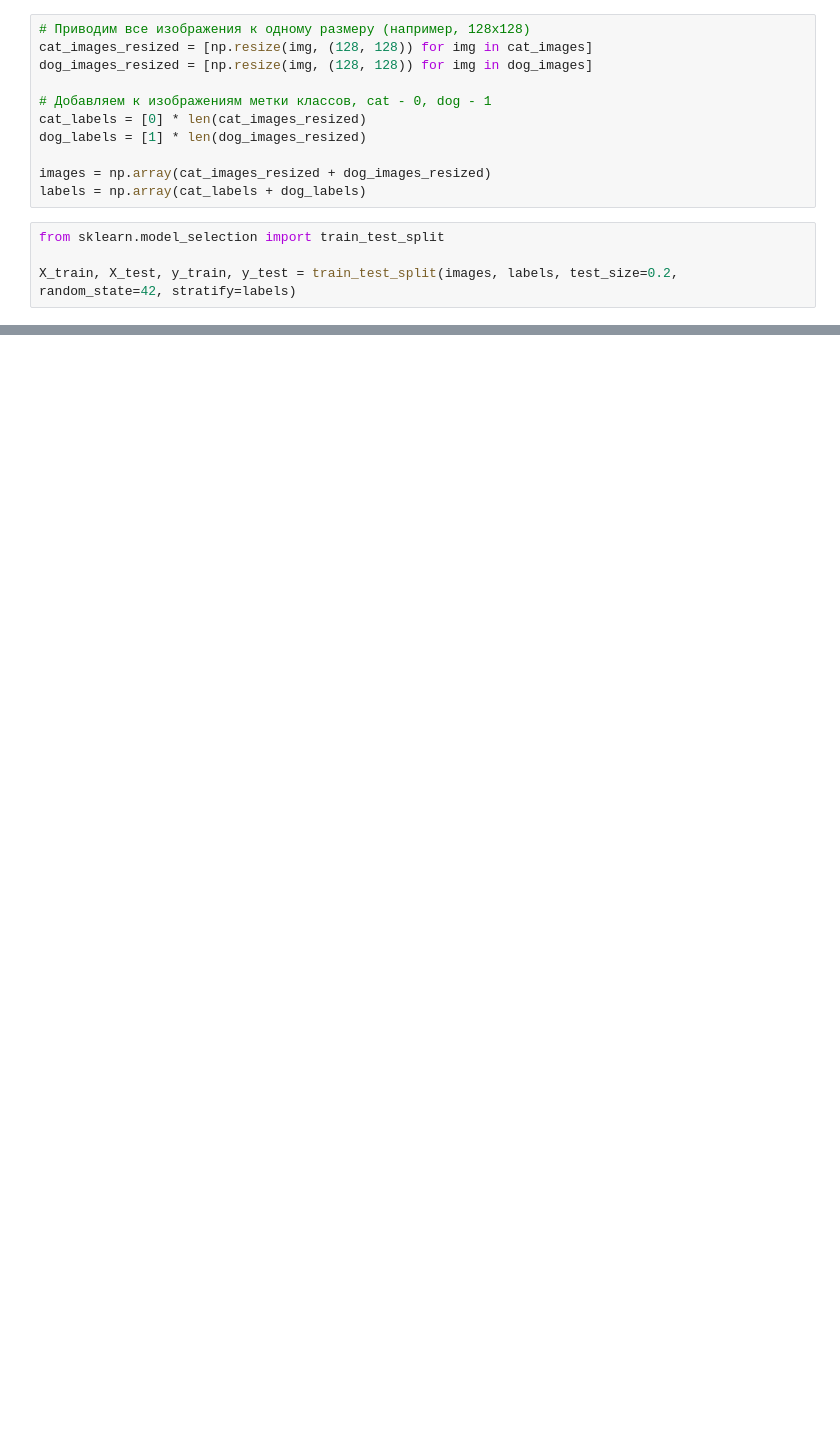
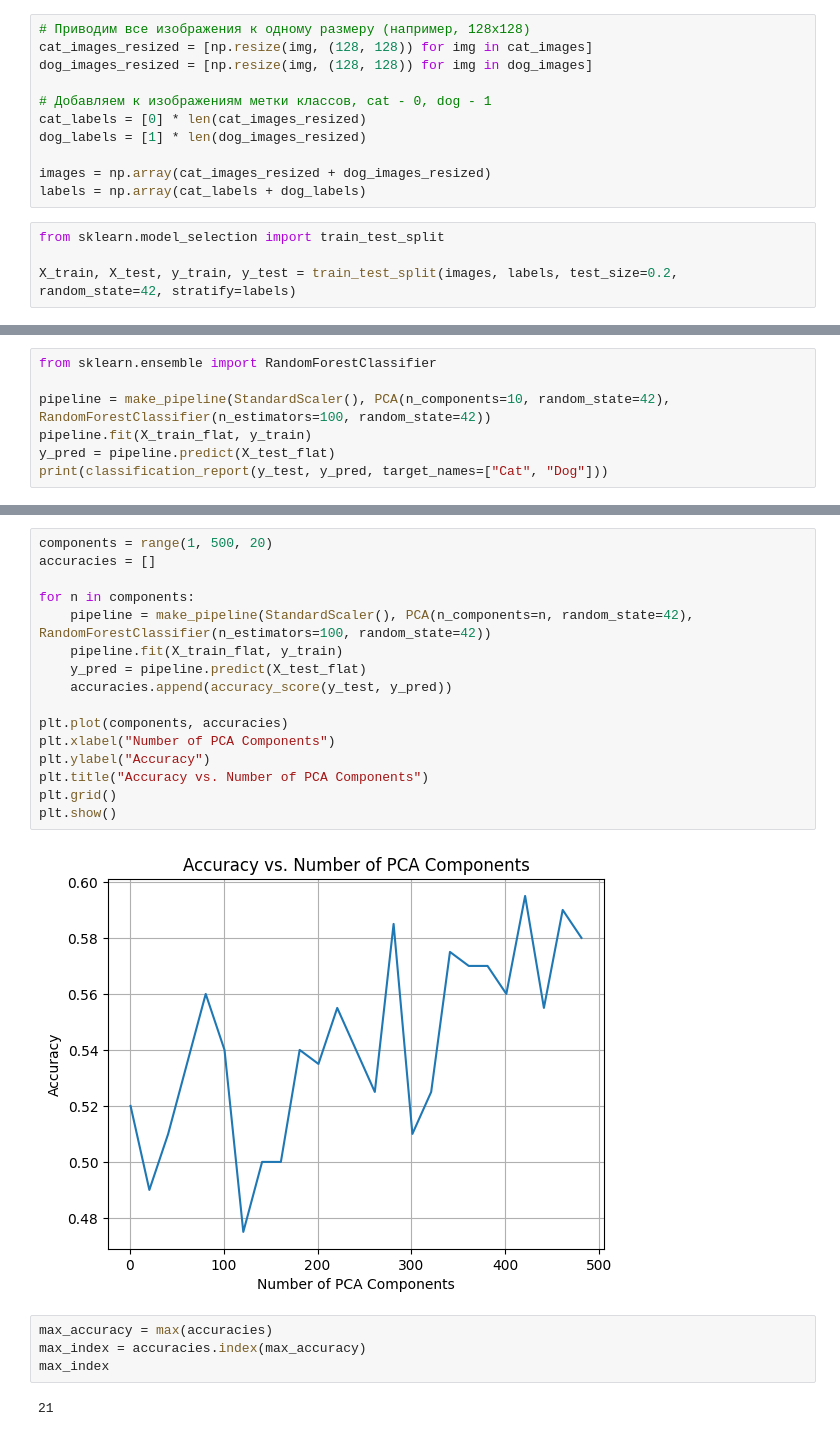
Before and after one commit to StephanOlizko/spbu_ml_2025, a Jupyter notebook: homeworks/dimentionality/dimentionality.ipynb, the cells around one changed output, grey strips where cells are left out. Drawn from its saved outputs; the diff is of its cells as text; blank space fills up the shorter version.

```diff
--- a/homeworks/dimentionality/dimentionality.ipynb
+++ b/homeworks/dimentionality/dimentionality.ipynb
@@ -204,0 +200,7 @@ plt.show()
+# %%
+from sklearn.ensemble import RandomForestClassifier
+
+pipeline = make_pipeline(StandardScaler(), PCA(n_components=10, random_state=42), RandomForestClassifier(n_estimators=100, random_state=42))
+pipeline.fit(X_train_flat, y_train)
+y_pred = pipeline.predict(X_test_flat)
+print(classification_report(y_test, y_pred, target_names=["Cat", "Dog"]))
@@ -204,0 +216,24 @@ plt.show()
+# %%
+components = range(1, 500, 20)
+accuracies = []
+
+for n in components:
+    pipeline = make_pipeline(StandardScaler(), PCA(n_components=n, random_state=42), RandomForestClassifier(n_estimators=100, random_state=42))
+    pipeline.fit(X_train_flat, y_train)
+    y_pred = pipeline.predict(X_test_flat)
+    accuracies.append(accuracy_score(y_test, y_pred))
+
+plt.plot(components, accuracies)
+plt.xlabel("Number of PCA Components")
+plt.ylabel("Accuracy")
+plt.title("Accuracy vs. Number of PCA Components")
+plt.grid()
+plt.show()
+# %% [output]
+[figure, added]
+# %%
+max_accuracy = max(accuracies)
+max_index = accuracies.index(max_accuracy)
+max_index
+# %% [output]
+21
```
Also changed, not shown: parts of 19 cells of this notebook.
